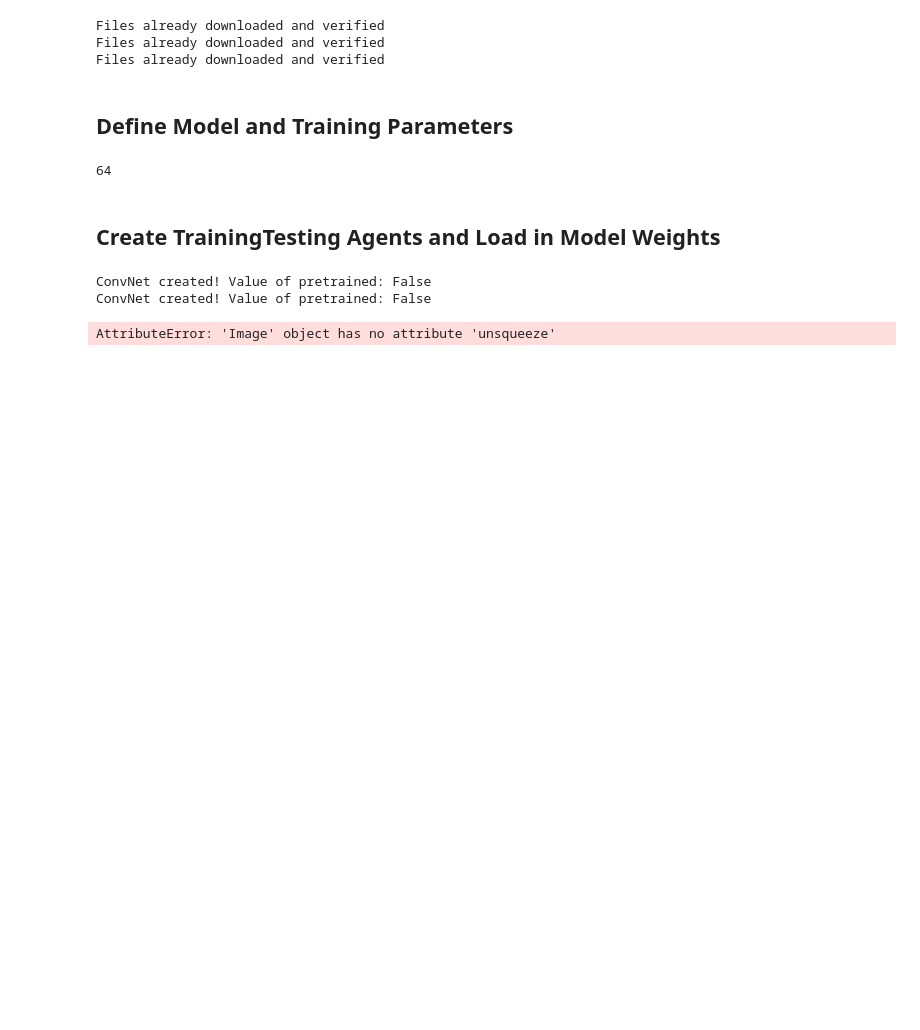
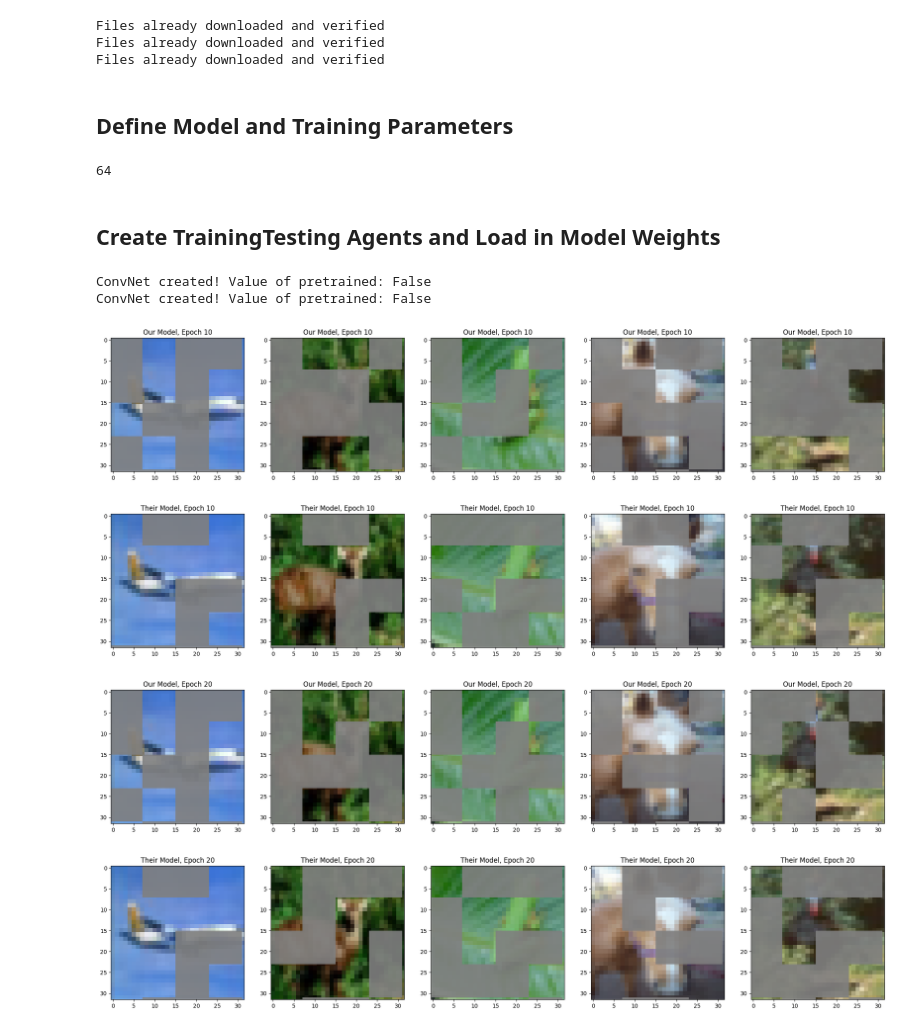
Before and after one commit to GasalBanglia/Bio-AgentViT, a Jupyter notebook: evaluate_models.ipynb, the cells around one changed output. Saved outputs shown, nothing was run; the diff lists cells and outputs as text; code cells hidden in the pictures; blank space fills up the shorter version.

```diff
--- a/evaluate_models.ipynb
+++ b/evaluate_models.ipynb
@@ -307,53 +307,39 @@ for epoch in epochs:
     theirModel.agent.q_network.load_state_dict(torch.load(agent_paths[agent_names[1]][epoch], map_location=device_their))
 
     # Visualize the patch selection and attention scores for the untrained models
     # Visualize patch selection for each model.
     attention_scores_all_images = []
     input_imgs = []
+    imgs = []
 
     for img in random_images:
         # Preprocess the image for the model, depending on the dataset and architecture type.
         if dataset_idx == 0:
             input_img = half_norm_transform(img)
         elif dataset_idx == 1:
             input_img = transforms.ToTensor()(img)
             img = transforms.ToTensor()(img)
 
         attention_scores_all_images.append(theirModel.ViTnet.get_att(img.unsqueeze(0).to(device_their)))
-        input_imgs.append(transforms.ToTensor()(input_img))
+        imgs.append(img)
+        input_imgs.append(input_img)
 
-    visualize_selected_patches_multiple_images(random_images, input_imgs, ourModel.agent, device_our, titles=["Our Model, Epoch " + str(epoch) for i in range(num_images)])
-    visualize_selected_patches_multiple_images(random_images, attention_scores_all_images, theirModel.agent, device_their, titles=["Their Model, Epoch " + str(epoch) for i in range(num_images)])
+    visualize_selected_patches_multiple_images(imgs, input_imgs, ourModel.agent, device_our, titles=["Our Model, Epoch " + str(epoch) for i in range(num_images)])
+    visualize_selected_patches_multiple_images(imgs, attention_scores_all_images, theirModel.agent, device_their, titles=["Their Model, Epoch " + str(epoch) for i in range(num_images)])
     # visualize_selected_patches_multiple_images(random_images, baselineModel.agent, device_baseline, title=["Baseline Model, Epoch " + str(epoch) for i in range(len(num_images))])
 
-    # Start with ourModel
-    for img in random_images:
-        if dataset_idx == 0:
-            input_img = half_norm_transform(img)
-        elif dataset_idx == 1:
-            input_img = transforms.ToTensor()(img)
-            img = transforms.ToTensor()(img)
-        visualize_selected_patches(img, input_img, ourModel.agent, device_our, title="Our Model, Epoch " + str(epoch))
-
-    # Now do theirModel
-    for img in random_images:
-        if dataset_idx == 0:
-            input_img = half_norm_transform(img)
-        elif dataset_idx == 1:
-            input_img = transforms.ToTensor()(img)
-            img = transforms.ToTensor()(img)
-        attention_scores = theirModel.ViTnet.get_att(input_img.unsqueeze(0).to(device_their))
-        visualize_selected_patches(img, attention_scores, theirModel.agent, device_their, title="Their Model, Epoch " + str(epoch))
 
 
-        # visualize_attention_scores(img, model.ViTnet, device)
 # # Load the weights for the ViT models
 # ourModel.ViTnet.load_state_dict(torch.load(vitnet_paths[0], map_location=device_our))
 # theirModel.ViTnet.load_state_dict(torch.load(vitnet_paths[1], map_location=device_their))
 # baselineModel.ViTnet.load_state_dict(torch.load(vitnet_paths[2], map_location=device_baseline))
 
 # # Load the weights for the agents
 # ourModel.agent.q_network.load_state_dict(torch.load(agent_paths[0], map_location=device_our))
 # theirModel.agent.q_network.load_state_dict(torch.load(agent_paths[1], map_location=device_their))
 # %% [output]
-AttributeError: 'Image' object has no attribute 'unsqueeze'
+[figure, added]
+[figure, added]
+[figure, added]
+[figure, added]
```
Also changed, not shown: 3 other files.
